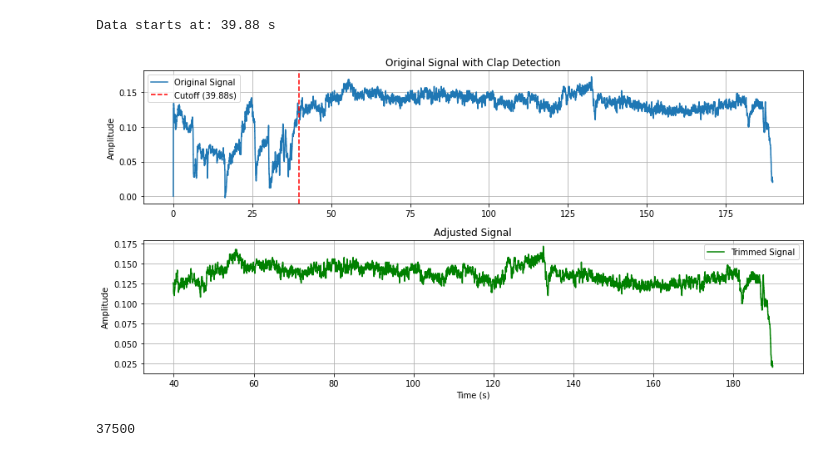
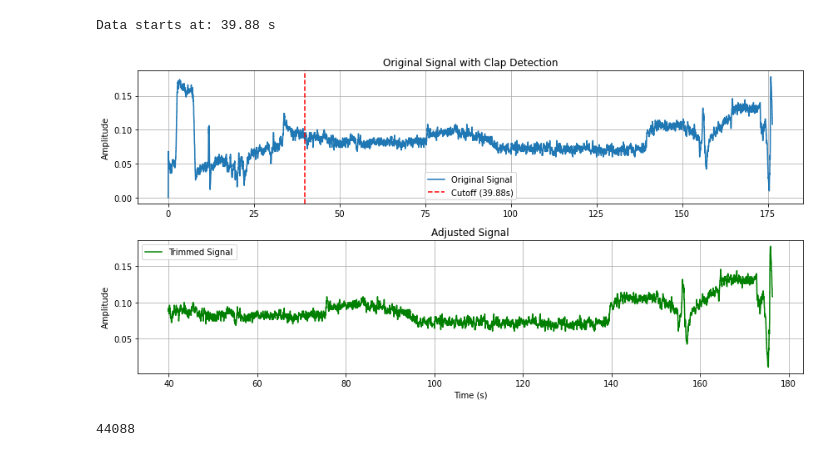
Before and after one commit to sunyshore/eeg, a Jupyter notebook: dataset_creation/start_script.ipynb, the cells around one changed output. Drawn from its saved outputs; the diff is of its cells as text; code cells hidden in the pictures.

Commit message:
Added updated start script

```diff
--- a/dataset_creation/start_script.ipynb
+++ b/dataset_creation/start_script.ipynb
@@ -3,11 +3,12 @@ import pandas as pd
 import numpy as np
 import matplotlib.pyplot as plt
 from scipy.signal import find_peaks
+import csv
 
 # Configuration
-FILE_PATH = '/Users/daryanfadavi/Downloads/datasets/2_FA/2_FA_1.txt'
+FILE_PATH = '/Users/daryanfadavi/Downloads/datasets/2_FA/2_FA_3.txt'
 CHANNEL = 'Accel Channel 2' # Which channel to look at
-SPIKE_OFFSET = 50  # Number of points to skip after detected noise
+SPIKE_OFFSET = 0  # Number of points to skip after detected noise
 BASELINE_WINDOW = 40000  # Samples for noise baseline calculation
 THRESHOLD_MULTIPLIER = 5  # Multiplier for noise threshold
 
@@ -26,7 +27,7 @@ def load_data(file_path):
 
     return df, headers
 
-def detect_clap(signal, fs=250):
+def trim_signal(signal, fs=250):
     # Calculate baseline noise
     baseline_signal = signal[:BASELINE_WINDOW]
     baseline_std = np.std(baseline_signal)
@@ -35,9 +36,40 @@ def detect_clap(signal, fs=250):
     # Find peaks with minimum prominence
     peaks, _ = find_peaks(signal, height=threshold, prominence=baseline_std*3)
 
-    if len(peaks) > 0 and peaks[0] > 9970:
-        peaks[0] = 9970
-    return peaks[0] if len(peaks) > 0 else None
+    if len(peaks) > 0:
+        if peaks[0] > 9970:
+            cutoff_idx = 9970
+        else:
+            cutoff_idx = peaks[0]
+    else:
+        cutoff_idx = 9970
+
+    # Trim data
+    trimmed_signal = signal[cutoff_idx:cutoff_idx + 37500]
+
+    return trimmed_signal, cutoff_idx
+
+def separate_signal(signal):
+    separated_signals = []
+    i = 0
+
+    while i < 362251:
+        separated_signals.append(signal[i:i+1250])
+        i += 1250
+
+    return separated_signals
+
+def save_to_csv(separated, base_filename="MB_data"):
+    for i, array in enumerate(separated):
+        # Convert the array to a DataFrame
+        df = pd.DataFrame(array)
+
+        # Define the filename
+        filename = f"{base_filename}_{i}.csv"
+
+        # Save to CSV
+        df.to_csv(filename, index=False)
+        print(f"Saved {filename}")
 
 def plot_signals(original_sig, trimmed_sig, cutoff_idx, fs=250):
     """Plot comparison of original and trimmed signals"""
@@ -55,42 +87,41 @@ def plot_signals(original_sig, trimmed_sig, cutoff_idx, fs=250):
 
     # Trimmed signal plot
     plt.subplot(2, 1, 2)
     plt.plot(np.arange(len(trimmed_sig))/fs + cutoff_idx/fs,
            trimmed_sig, color='g', label='Trimmed Signal')
     plt.title('Adjusted Signal')
     plt.xlabel('Time (s)')
     plt.ylabel('Amplitude')
     plt.legend()
     plt.grid(True)
     plt.tight_layout()
     plt.show()
 
 def main():
     # Load data
     df, headers = load_data(FILE_PATH)
 
     # Detect spike
-    clap_signal = df[CHANNEL].values
-    clap_idx = detect_clap(clap_signal)
+    signal = df[CHANNEL].values
 
-    # Handle case where no spike is detected
-    cutoff_idx = clap_idx + SPIKE_OFFSET if clap_idx is not None else 9970
-    print(f"Data starts at: {cutoff_idx/250:.2f} s")
 
-    # Trim data
-    trimmed_df = df.iloc[cutoff_idx:cutoff_idx + 37500]
-    trimmed_signal = trimmed_df[CHANNEL].values
+    trimmed_signal, cutoff = trim_signal(signal)
+    separated = separate_signal(trimmed_signal)
+
+    print(f"Data starts at: {cutoff/250:.2f} s")
 
     # Generate plots
-    plot_signals(clap_signal, trimmed_signal, cutoff_idx)
+    plot_signals(signal, trimmed_signal, cutoff)
 
-    print(len(trimmed_signal))
+    print(len(signal))
+
+    # save_to_csv(separated)
 
 
 
 if __name__ == "__main__":
     main()
 # %% [output]
 Data starts at: 39.88 s
-[figure, old version]
+[figure, new version]
-37500
+44088
```
